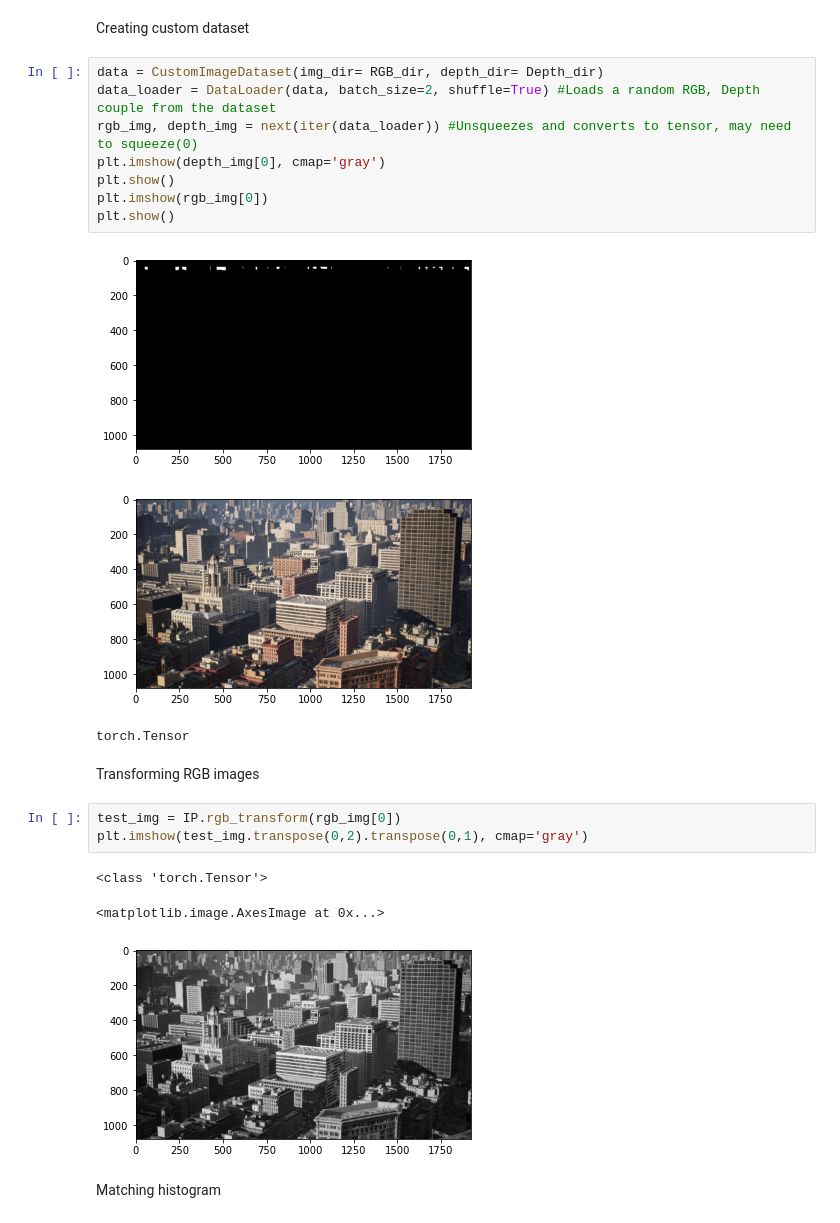
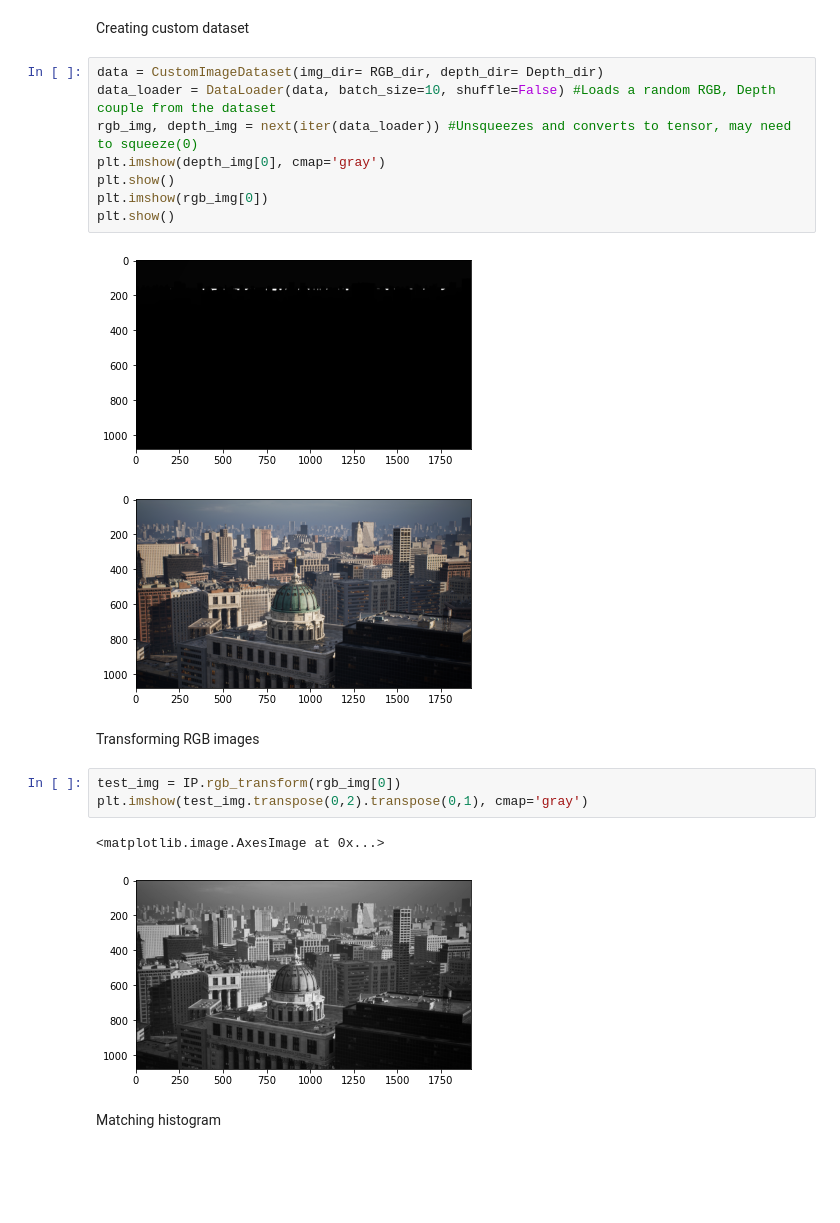
Before and after one commit to VirtualCollaborationResearch/LatentArchive, a Jupyter notebook: main.ipynb, the cells around one changed output. Cells and saved outputs as stored; diff of their text form; blank space fills up the shorter version.

```diff
--- a/main.ipynb
+++ b/main.ipynb
@@ -19,25 +19,23 @@ ref_dir = './Manhatta Frames/'
 Creating custom dataset
 # %%
 data = CustomImageDataset(img_dir= RGB_dir, depth_dir= Depth_dir)
-data_loader = DataLoader(data, batch_size=2, shuffle=True) #Loads a random RGB, Depth couple from the dataset
+data_loader = DataLoader(data, batch_size=10, shuffle=False) #Loads a random RGB, Depth couple from the dataset
 rgb_img, depth_img = next(iter(data_loader)) #Unsqueezes and converts to tensor, may need to squeeze(0)
 plt.imshow(depth_img[0], cmap='gray')
 plt.show()
 plt.imshow(rgb_img[0])
 plt.show()
 # %% [output]
-[figure, old version]
+[figure, new version]
-[figure, old version]
+[figure, new version]
-torch.Tensor
 # %% [markdown]
 Transforming RGB images
 # %%
 test_img = IP.rgb_transform(rgb_img[0])
 plt.imshow(test_img.transpose(0,2).transpose(0,1), cmap='gray')
 # %% [output]
-<class 'torch.Tensor'>
+<matplotlib.image.AxesImage at 0x...>
-<matplotlib.image.AxesImage at 0x...>
-[figure, old version]
+[figure, new version]
 # %% [markdown]
 Matching histogram
 # %%
```
Also changed, not shown: parts of 3 cells of this notebook, 36 other files.
